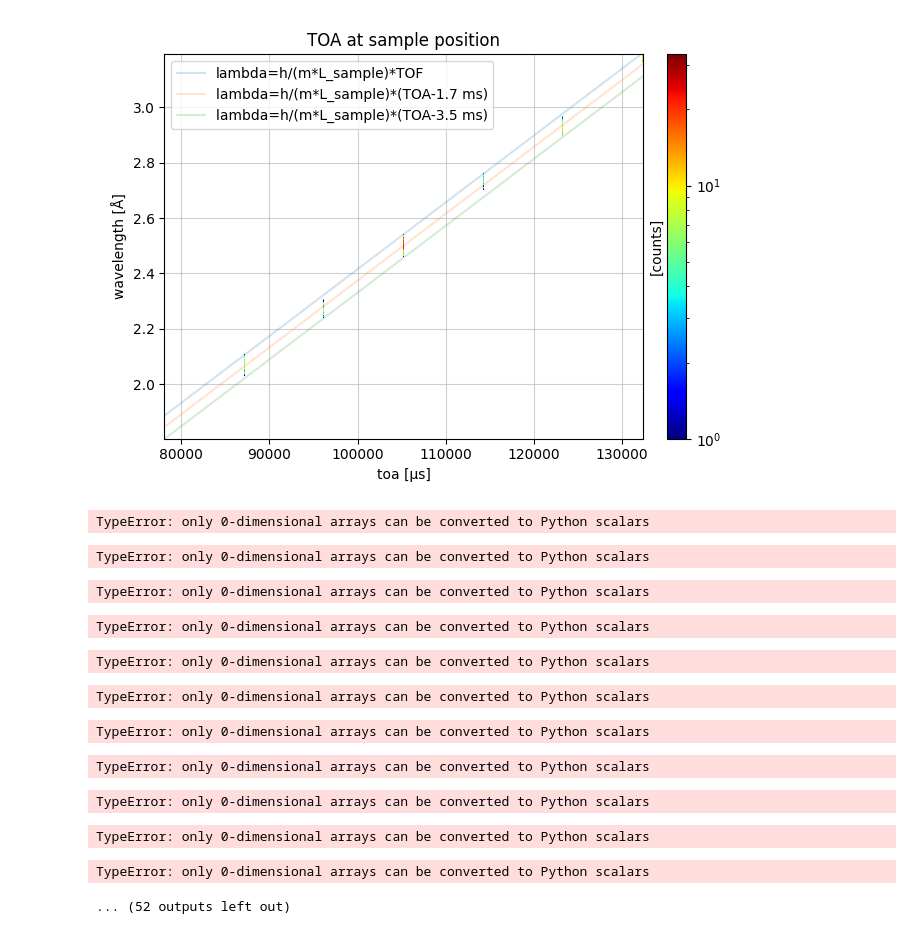
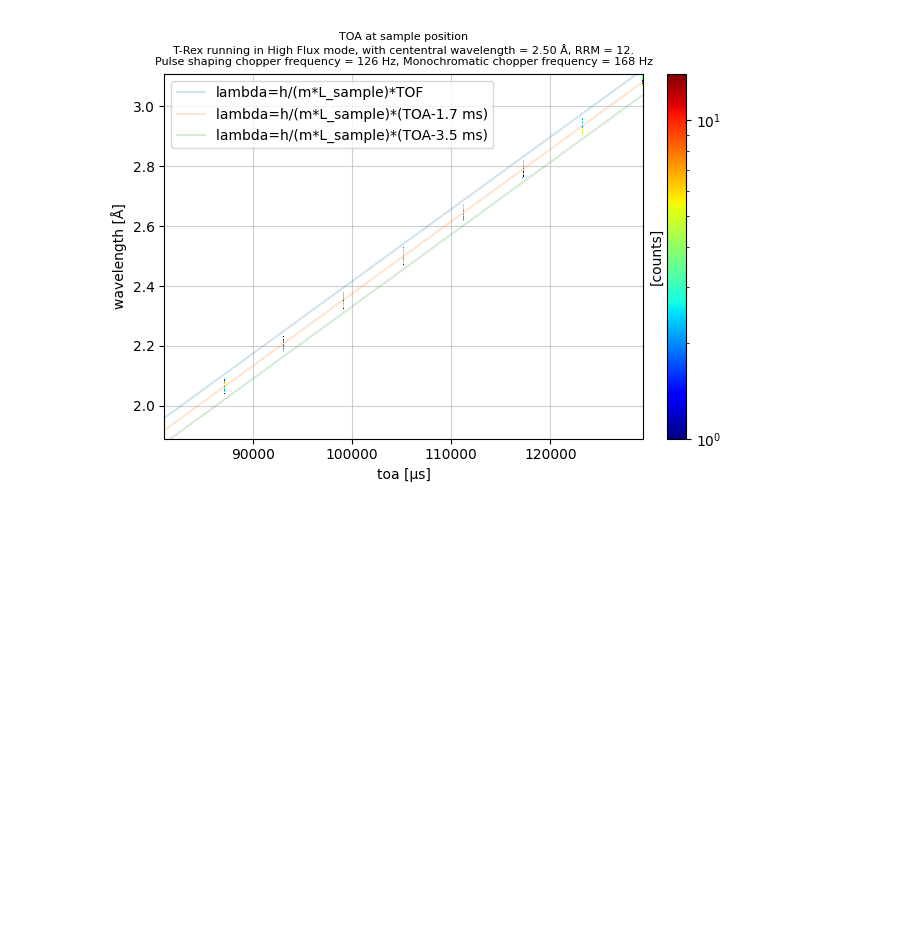
Before and after one commit to YooSunYoung/trex, a Jupyter notebook: jupyter/3_acceptance_diagram.ipynb, the cells around one changed output. Saved outputs shown, nothing was run; the diff lists cells and outputs as text; code cells hidden in the pictures; blank space fills up the shorter version.

```diff
--- a/jupyter/3_acceptance_diagram.ipynb
+++ b/jupyter/3_acceptance_diagram.ipynb
@@ -1 +1,22 @@
+# %%
+%matplotlib widget
+import matplotlib.pyplot as plt
+import scipp as sc
+from trex.instrument import Instrument
+import scipp.constants as const
+
+
+T_OFFSET = sc.scalar(1.7, unit="ms")
+central_wavelength = sc.scalar(2.5, unit="Å")
+rrm: int = 12 # repetition rate multiplication factor
+mode = "High Flux"  # Chopper mode
+
+
+trex = Instrument(wavelength=central_wavelength,rrm=rrm,mode=mode,t_offset=T_OFFSET)
+res = trex.model.run()
+
+# Squeeze the pulse dimension since we only have one pulse
+events_at_sample = res["sample"].data.squeeze()
+# Remove the events that don't make it to the detector
+events_at_sample = events_at_sample[~events_at_sample.masks["blocked_by_others"]]
 # %%
@@ -53,50 +40,23 @@ TypeError: only 0-dimensional arrays can be converted to Python scalars
 # %%
-T_OFFSET = sc.scalar(1.7, unit="ms")
-central_wavelength = sc.scalar(2.5, unit="Å")
-rrm: int = 8 # repetition rate multiplication factor
-mode = "High Flux"  # Chopper mode
-
-
-trex = Instrument(wavelength=central_wavelength,rrm=rrm,mode=mode,t_offset=T_OFFSET)
-res = trex.model.run()
-
-# Squeeze the pulse dimension since we only have one pulse
-events_at_sample = res["sample"].data.squeeze()
-# Remove the events that don't make it to the detector
-events_at_sample = events_at_sample[~events_at_sample.masks["blocked_by_others"]]
-
-# Histogram and plot
 fig, ax = plt.subplots()
 #tof_sample = events_at_sample.hist(wavelength=200, tof=500).plot(norm='log', ax=ax)
-toa_sample = events_at_sample.hist(wavelength=400, toa=1000).plot(norm='log', cbar=True,
-                                                        ax=ax, cmap='jet', title='TOA at sample position')
+toa_sample = events_at_sample.hist(wavelength=800, toa=1500).plot(norm='log', cbar=True, ax=ax, cmap='jet')
+ax.set_title('TOA at sample position\n'+str(trex), fontsize=8)
 # TOF line
 line_tof = sc.linspace('tof', 70, 140, 100, unit='ms').to(unit='us')
 line_wavelength_tof =  (const.h/const.m_n /trex.monitor_sample.distance * line_tof).to(unit='Å')
 ax.plot(line_tof,line_wavelength_tof, label='lambda=h/(m*L_sample)*TOF',alpha=0.2)
 
 # # TOA line
 line_toa = sc.linspace('toa', 70, 140, 100, unit='ms').to(unit='us')
 line_wavelength_toa =  (const.h/const.m_n /trex.monitor_sample.distance * (line_toa-T_OFFSET.to(unit='us'))).to(unit='Å')
 ax.plot(line_toa,line_wavelength_toa, label='lambda=h/(m*L_sample)*(TOA-1.7 ms)',alpha=0.2)
 
 line_wavelength_toa =  (const.h/const.m_n /trex.monitor_sample.distance * (line_toa- sc.scalar(3.5, unit="ms").to(unit='us'))).to(unit='Å')
 ax.plot(line_toa,line_wavelength_toa, label='lambda=h/(m*L_sample)*(TOA-3.5 ms)',alpha=0.2)
 
 ax.legend()
 ax.grid(alpha=0.6)
 fig.tight_layout()
 # %% [output]
-[figure, old version]
+[figure, new version]
-TypeError: only 0-dimensional arrays can be converted to Python scalars
-TypeError: only 0-dimensional arrays can be converted to Python scalars
-TypeError: only 0-dimensional arrays can be converted to Python scalars
-TypeError: only 0-dimensional arrays can be converted to Python scalars
-TypeError: only 0-dimensional arrays can be converted to Python scalars
-TypeError: only 0-dimensional arrays can be converted to Python scalars
-TypeError: only 0-dimensional arrays can be converted to Python scalars
-TypeError: only 0-dimensional arrays can be converted to Python scalars
-TypeError: only 0-dimensional arrays can be converted to Python scalars
-TypeError: only 0-dimensional arrays can be converted to Python scalars
-TypeError: only 0-dimensional arrays can be converted to Python scalars
-... (52 outputs left out)
```
Also changed, not shown: parts of 1 cell of this notebook, 7 other files.
